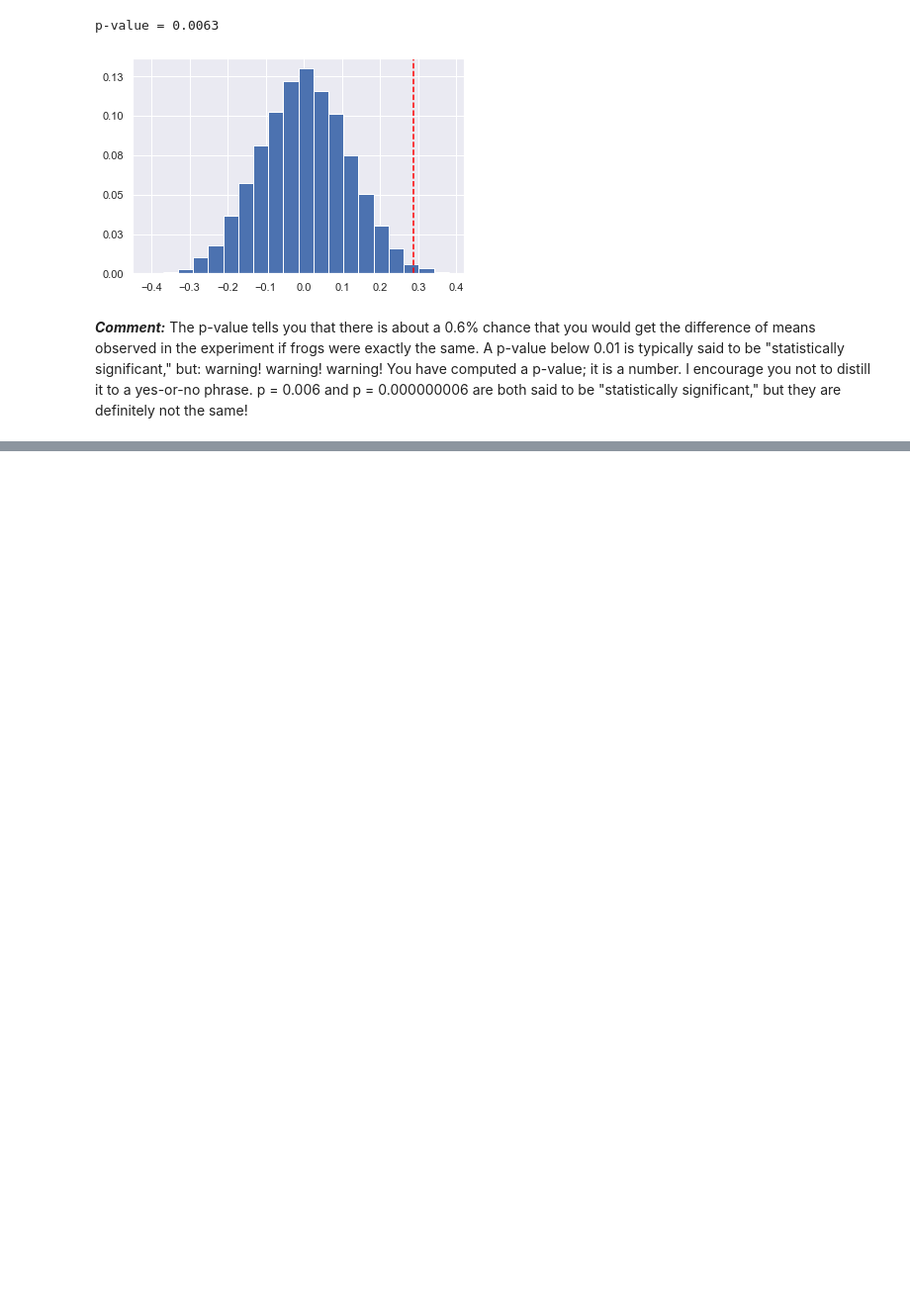
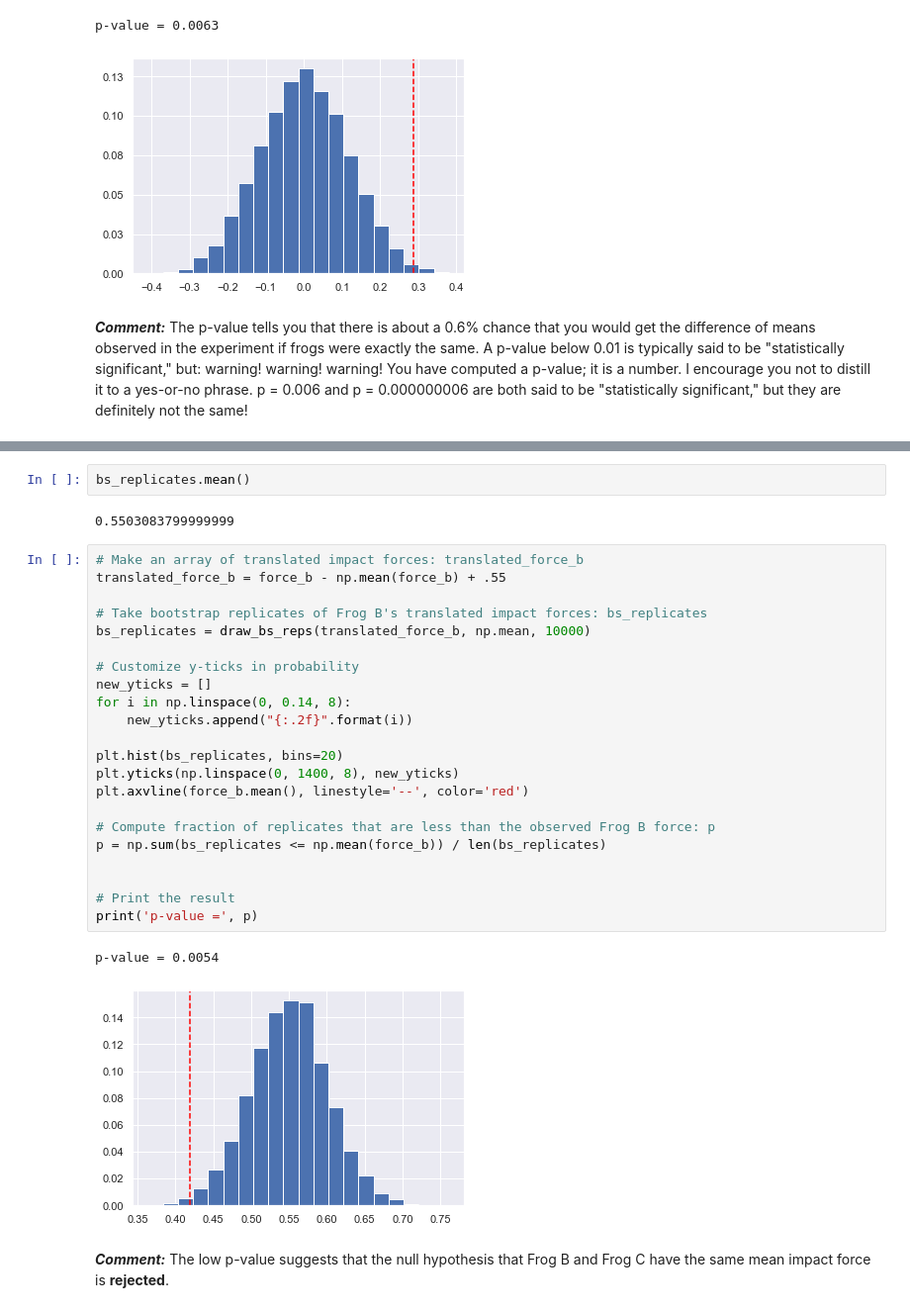
Before and after one commit to Alex-YuZ/Statistics-using-python, a Jupyter notebook: Statistical_Thinking_in_Python_II.ipynb, the cells around one changed output, grey strips where cells are left out. Shown at 99% size. Cells and saved outputs as stored; diff of their text form; blank space fills up the shorter version.

Commit message:
feat: Add one-sample bootstrap hypothesis test

```diff
--- a/Statistical_Thinking_in_Python_II.ipynb
+++ b/Statistical_Thinking_in_Python_II.ipynb
@@ -613,0 +647,31 @@ p-value = 0.0063
+# %%
+bs_replicates.mean()
+# %% [output]
+0.5503083799999999
+# %%
+# Make an array of translated impact forces: translated_force_b
+translated_force_b = force_b - np.mean(force_b) + .55
+
+# Take bootstrap replicates of Frog B's translated impact forces: bs_replicates
+bs_replicates = draw_bs_reps(translated_force_b, np.mean, 10000)
+
+# Customize y-ticks in probability
+new_yticks = []
+for i in np.linspace(0, 0.14, 8):
+    new_yticks.append("{:.2f}".format(i))
+
+plt.hist(bs_replicates, bins=20)
+plt.yticks(np.linspace(0, 1400, 8), new_yticks)
+plt.axvline(force_b.mean(), linestyle='--', color='red')
+
+# Compute fraction of replicates that are less than the observed Frog B force: p
+p = np.sum(bs_replicates <= np.mean(force_b)) / len(bs_replicates)
+
+
+# Print the result
+print('p-value =', p)
+# %% [output]
+p-value = 0.0054
+[figure, added]
+# %% [markdown]
+___Comment:___ The low p-value suggests that the null hypothesis that Frog B and Frog C have the same mean impact force is **rejected**.
```
Also changed, not shown: parts of 5 cells of this notebook.
